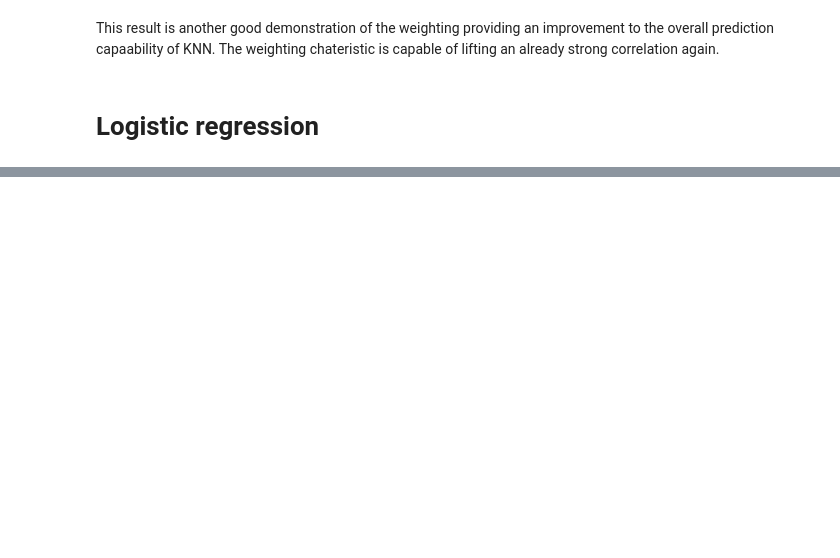
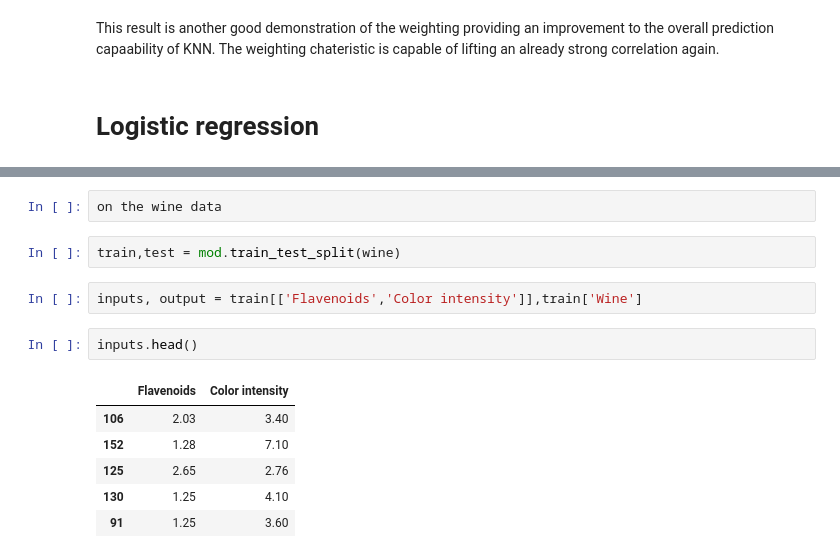
Before and after one commit to Jonathangmit/Machine-learning-and-statistics, a Jupyter notebook: scikit-learn.ipynb, the cells around one changed output, grey strips where cells are left out. Drawn from its saved outputs; the diff is of its cells as text; blank space fills up the shorter version.

```diff
--- a/scikit-learn.ipynb
+++ b/scikit-learn.ipynb
@@ -913,0 +940,15 @@ Name: species, dtype: float64
+# %%
+on the wine data
+# %%
+train,test = mod.train_test_split(wine)
+# %%
+inputs, output = train[['Flavenoids','Color intensity']],train['Wine']
+# %%
+inputs.head()
+# %% [output]
+|  | Flavenoids | Color intensity |
+| 106 | 2.03 | 3.40 |
+| 152 | 1.28 | 7.10 |
+| 125 | 2.65 | 2.76 |
+| 130 | 1.25 | 4.10 |
+| 91 | 1.25 | 3.60 |
```
Also changed, not shown: parts of 28 cells of this notebook, 2 other files.
